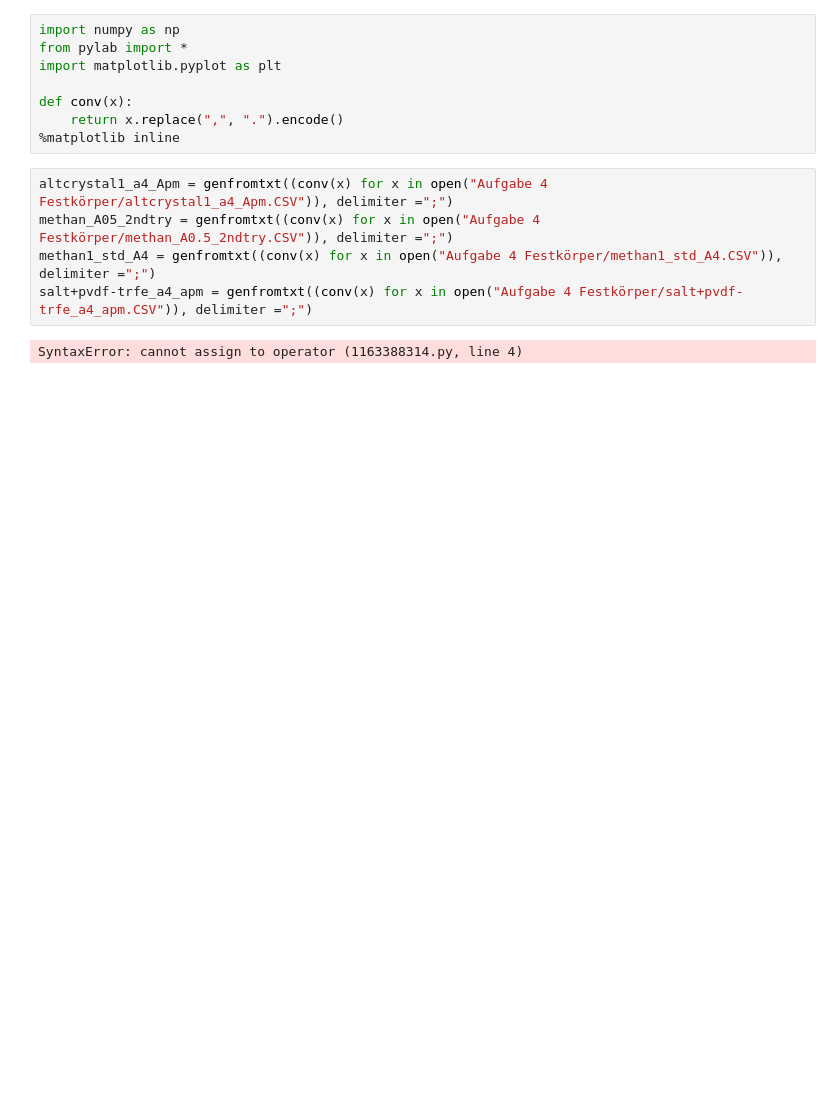
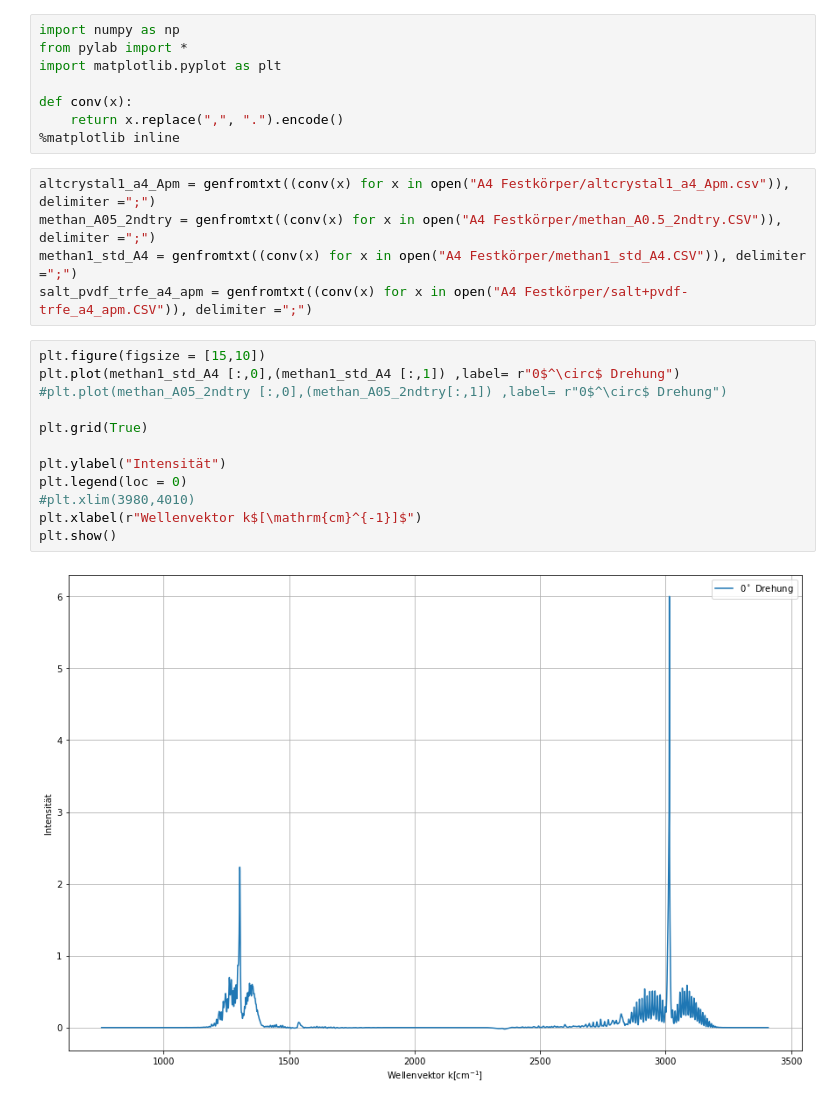
Before and after one commit to iLoveeMilkaa/M1-Lab, a Jupyter notebook: Aufgabe 4.ipynb, the cells around one changed output. Drawn from its saved outputs; the diff is of its cells as text; blank space fills up the shorter version.

```diff
--- a/Aufgabe 4.ipynb
+++ b/Aufgabe 4.ipynb
@@ -7,9 +7,21 @@ def conv(x):
     return x.replace(",", ".").encode()
 %matplotlib inline
 # %%
-altcrystal1_a4_Apm = genfromtxt((conv(x) for x in open("Aufgabe 4 Festkörper/altcrystal1_a4_Apm.CSV")), delimiter =";")
-methan_A05_2ndtry = genfromtxt((conv(x) for x in open("Aufgabe 4 Festkörper/methan_A0.5_2ndtry.CSV")), delimiter =";")
-methan1_std_A4 = genfromtxt((conv(x) for x in open("Aufgabe 4 Festkörper/methan1_std_A4.CSV")), delimiter =";")
-salt+pvdf-trfe_a4_apm = genfromtxt((conv(x) for x in open("Aufgabe 4 Festkörper/salt+pvdf-trfe_a4_apm.CSV")), delimiter =";")
+altcrystal1_a4_Apm = genfromtxt((conv(x) for x in open("A4 Festkörper/altcrystal1_a4_Apm.csv")), delimiter =";")
+methan_A05_2ndtry = genfromtxt((conv(x) for x in open("A4 Festkörper/methan_A0.5_2ndtry.CSV")), delimiter =";")
+methan1_std_A4 = genfromtxt((conv(x) for x in open("A4 Festkörper/methan1_std_A4.CSV")), delimiter =";")
+salt_pvdf_trfe_a4_apm = genfromtxt((conv(x) for x in open("A4 Festkörper/salt+pvdf-trfe_a4_apm.CSV")), delimiter =";")
-# %% [output]
-SyntaxError: cannot assign to operator (1163388314.py, line 4)
+# %%
+plt.figure(figsize = [15,10])
+plt.plot(methan1_std_A4 [:,0],(methan1_std_A4 [:,1]) ,label= r"0$^\circ$ Drehung")
+#plt.plot(methan_A05_2ndtry [:,0],(methan_A05_2ndtry[:,1]) ,label= r"0$^\circ$ Drehung")
+
+plt.grid(True)
+
+plt.ylabel("Intensität")
+plt.legend(loc = 0)
+#plt.xlim(3980,4010)
+plt.xlabel(r"Wellenvektor k$[\mathrm{cm}^{-1}]$")
+plt.show()
+# %% [output]
+[figure, added]
```
Also changed, not shown: 15 other files.
